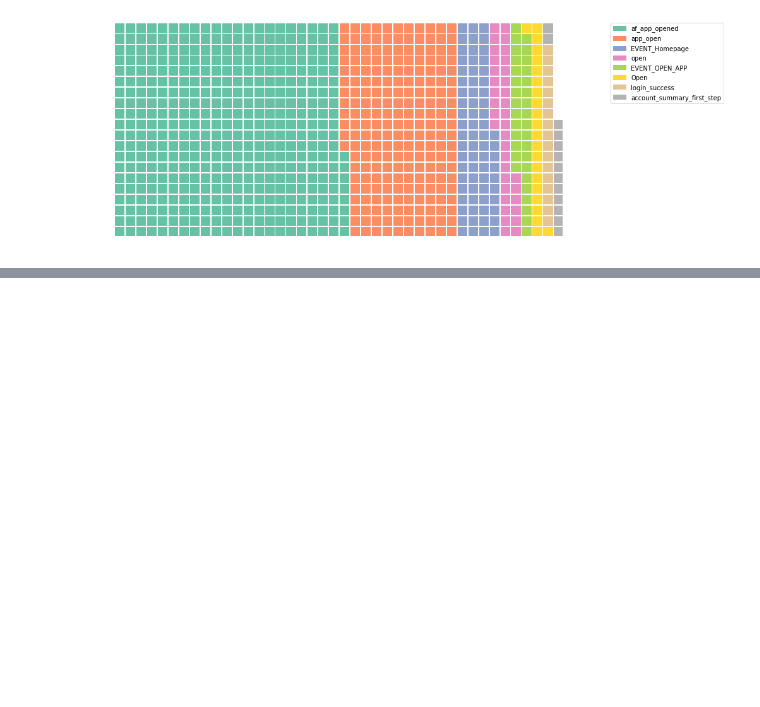
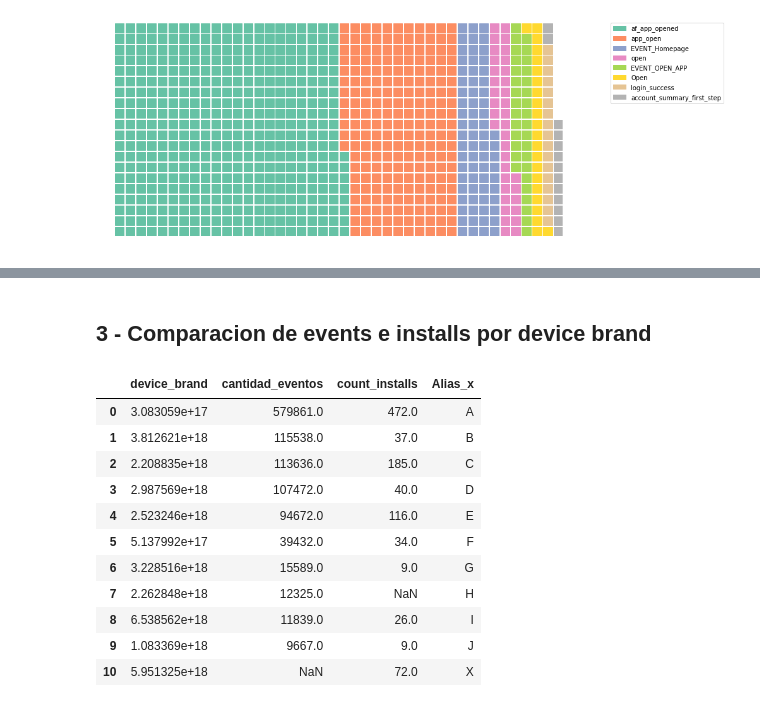
Before and after one commit to sberoch/Datos, a Jupyter notebook: installs.ipynb, the cells around one changed output, grey strips where cells are left out. Drawn from its saved outputs; the diff is of its cells as text; code cells hidden in the pictures; blank space fills up the shorter version.

```diff
--- a/installs.ipynb
+++ b/installs.ipynb
@@ -86,0 +114,2 @@ fig = plt.figure(
+# %% [markdown]
+## 3 - Comparacion de events e installs por device brand
@@ -86,0 +131,15 @@ fig = plt.figure(
+# %%
+merged
+# %% [output]
+|  | device_brand | cantidad_eventos | count_installs | Alias_x |
+| 0 | 3.083059e+17 | 579861.0 | 472.0 | A |
+| 1 | 3.812621e+18 | 115538.0 | 37.0 | B |
+| 2 | 2.208835e+18 | 113636.0 | 185.0 | C |
+| 3 | 2.987569e+18 | 107472.0 | 40.0 | D |
+| 4 | 2.523246e+18 | 94672.0 | 116.0 | E |
+| 5 | 5.137992e+17 | 39432.0 | 34.0 | F |
+| 6 | 3.228516e+18 | 15589.0 | 9.0 | G |
+| 7 | 2.262848e+18 | 12325.0 | NaN | H |
+| 8 | 6.538562e+18 | 11839.0 | 26.0 | I |
+| 9 | 1.083369e+18 | 9667.0 | 9.0 | J |
+| 10 | 5.951325e+18 | NaN | 72.0 | X |
```
Also changed, not shown: parts of 13 cells of this notebook.
